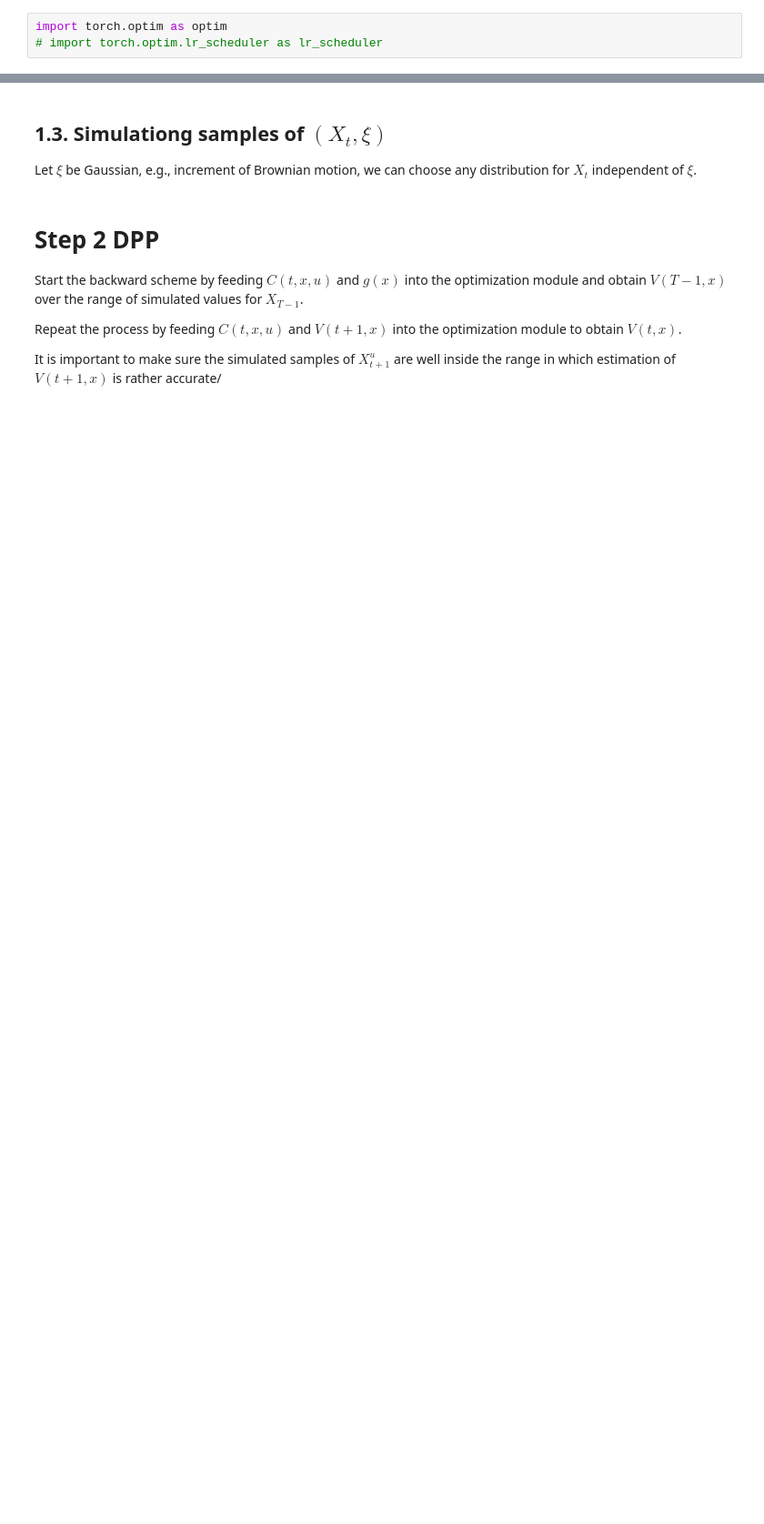
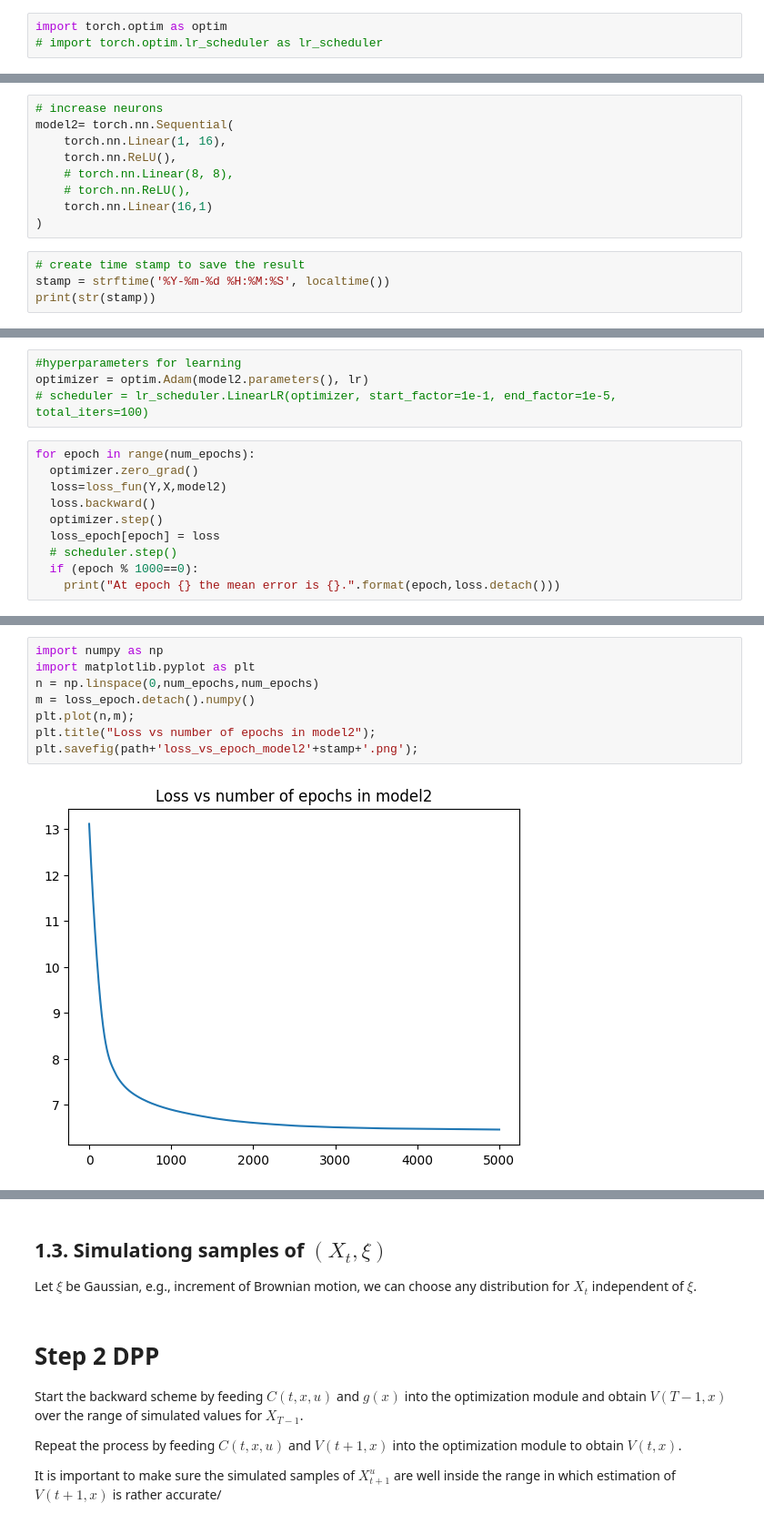
Before and after one commit to arashfahim/Stochastic_Control_FSU, a Jupyter notebook: Discrete_time_DPP.ipynb, the cells around one changed output, grey strips where cells are left out. Shown at 91% size. Drawn from its saved outputs; the diff is of its cells as text; blank space fills up the shorter version.

```diff
--- a/Discrete_time_DPP.ipynb
+++ b/Discrete_time_DPP.ipynb
@@ -136,0 +165,13 @@ plt.plot(xx.detach().numpy(),yy.detach().numpy());
+# %%
+# increase neurons
+model2= torch.nn.Sequential(
+    torch.nn.Linear(1, 16),
+    torch.nn.ReLU(),
+    # torch.nn.Linear(8, 8),
+    # torch.nn.ReLU(),
+    torch.nn.Linear(16,1)
+)
+# %%
+# create time stamp to save the result
+stamp = strftime('%Y-%m-%d %H:%M:%S', localtime())
+print(str(stamp))
@@ -136,0 +180,14 @@ plt.plot(xx.detach().numpy(),yy.detach().numpy());
+# %%
+#hyperparameters for learning
+optimizer = optim.Adam(model2.parameters(), lr)
+# scheduler = lr_scheduler.LinearLR(optimizer, start_factor=1e-1, end_factor=1e-5, total_iters=100)
+# %%
+for epoch in range(num_epochs):
+  optimizer.zero_grad()
+  loss=loss_fun(Y,X,model2)
+  loss.backward()
+  optimizer.step()
+  loss_epoch[epoch] = loss
+  # scheduler.step()
+  if (epoch % 1000==0):
+    print("At epoch {} the mean error is {}.".format(epoch,loss.detach()))
@@ -136,0 +216,10 @@ plt.plot(xx.detach().numpy(),yy.detach().numpy());
+# %%
+import numpy as np
+import matplotlib.pyplot as plt
+n = np.linspace(0,num_epochs,num_epochs)
+m = loss_epoch.detach().numpy()
+plt.plot(n,m);
+plt.title("Loss vs number of epochs in model2");
+plt.savefig(path+'loss_vs_epoch_model2'+stamp+'.png');
+# %% [output]
+[figure, added]
```
Also changed, not shown: parts of 25 cells of this notebook.
